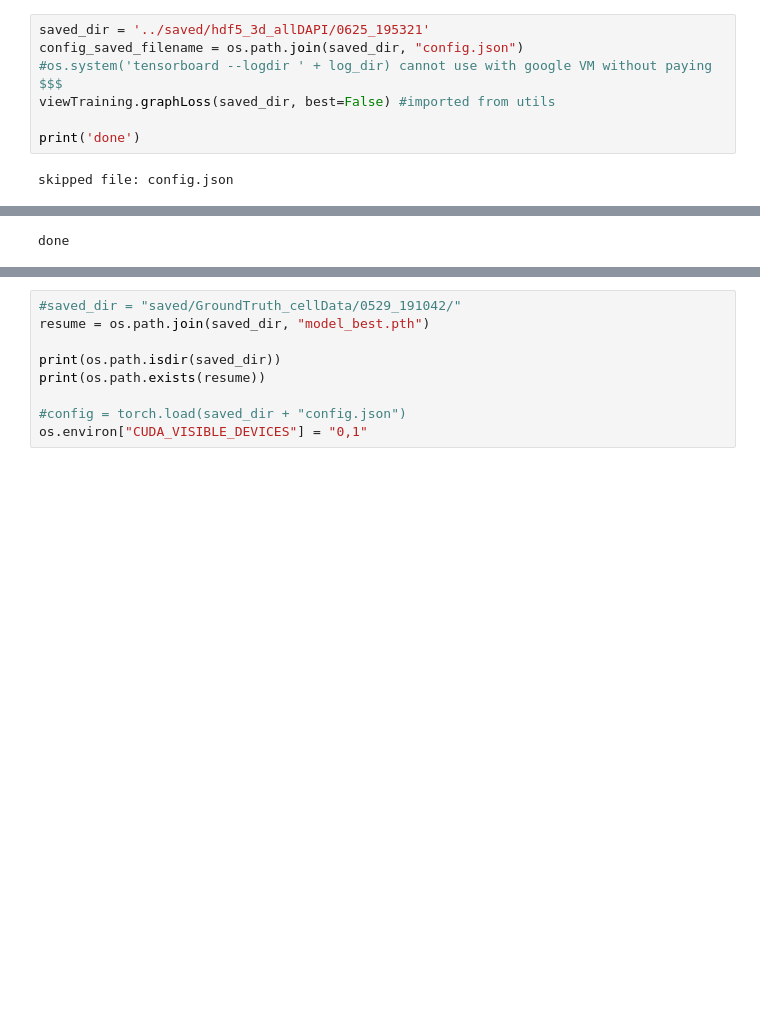
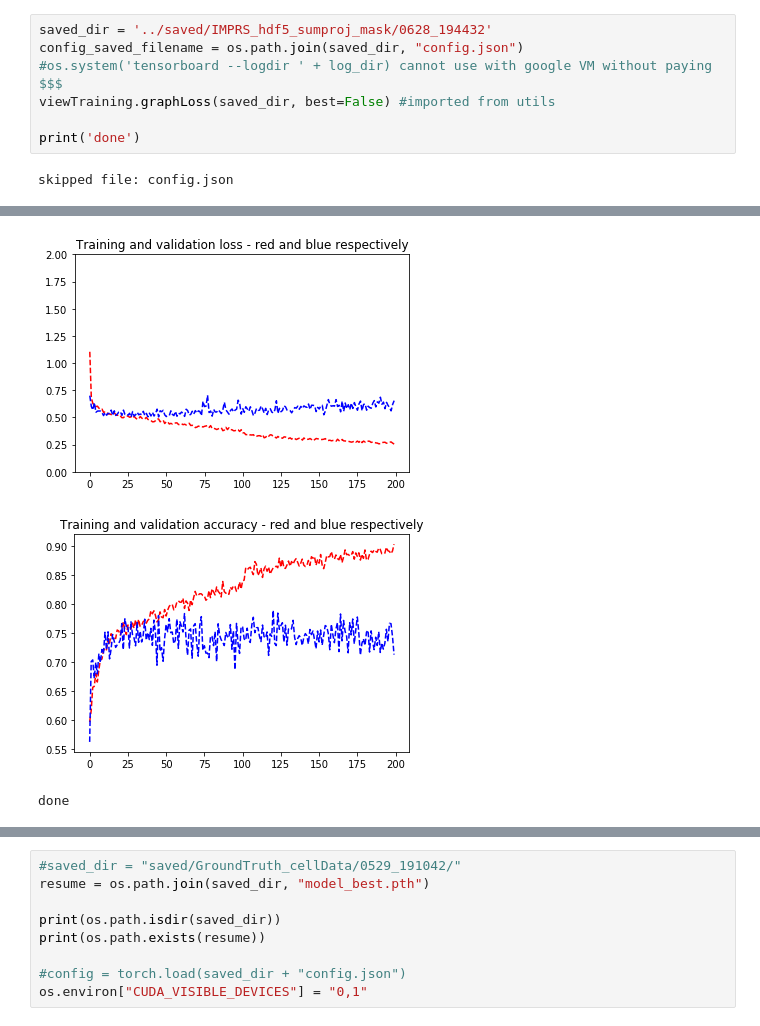
Before and after one commit to awoloshuk/IUSM, a Jupyter notebook: CellTemplate/notebooks/3d_model_hdf5.ipynb, the cells around one changed output, grey strips where cells are left out. Cells and saved outputs as stored; diff of their text form; blank space fills up the shorter version.

```diff
--- a/CellTemplate/notebooks/3d_model_hdf5.ipynb
+++ b/CellTemplate/notebooks/3d_model_hdf5.ipynb
@@ -233,5 +263,5 @@ Model has not improved in -------------| 2 epochs
 # %%
-saved_dir = '../saved/hdf5_3d_allDAPI/0625_195321'
+saved_dir = '../saved/IMPRS_hdf5_sumproj_mask/0628_194432'
 config_saved_filename = os.path.join(saved_dir, "config.json")
 #os.system('tensorboard --logdir ' + log_dir) cannot use with google VM without paying $$$
 viewTraining.graphLoss(saved_dir, best=False) #imported from utils
@@ -246,3 +272,5 @@ skipped file: config.json
+[figure, added]
+[figure, added]
 done
 # %%
 def main2(config, resume):
```
Also changed, not shown: parts of 8 cells of this notebook, 5 other files.
